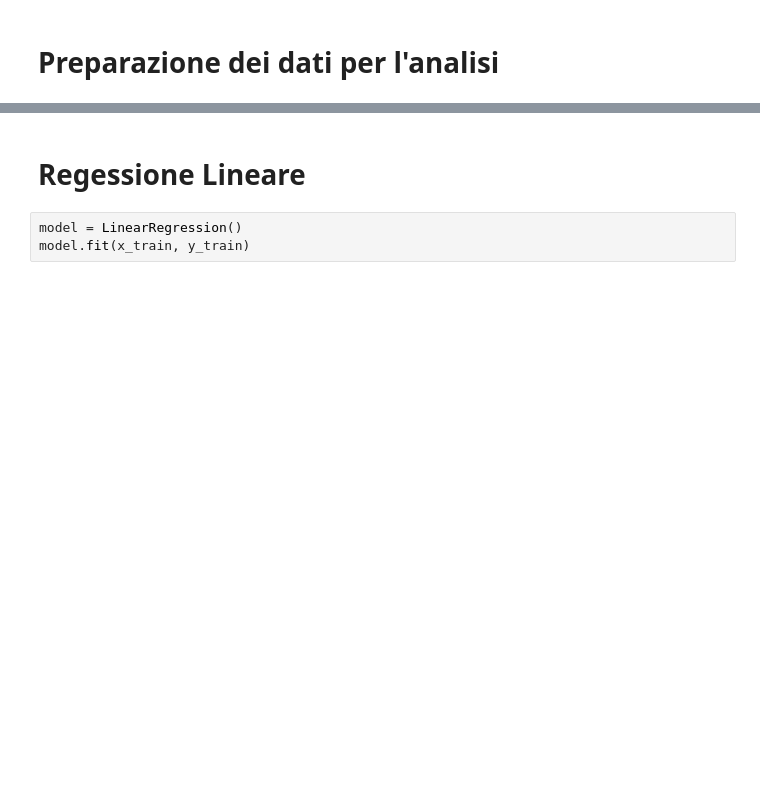
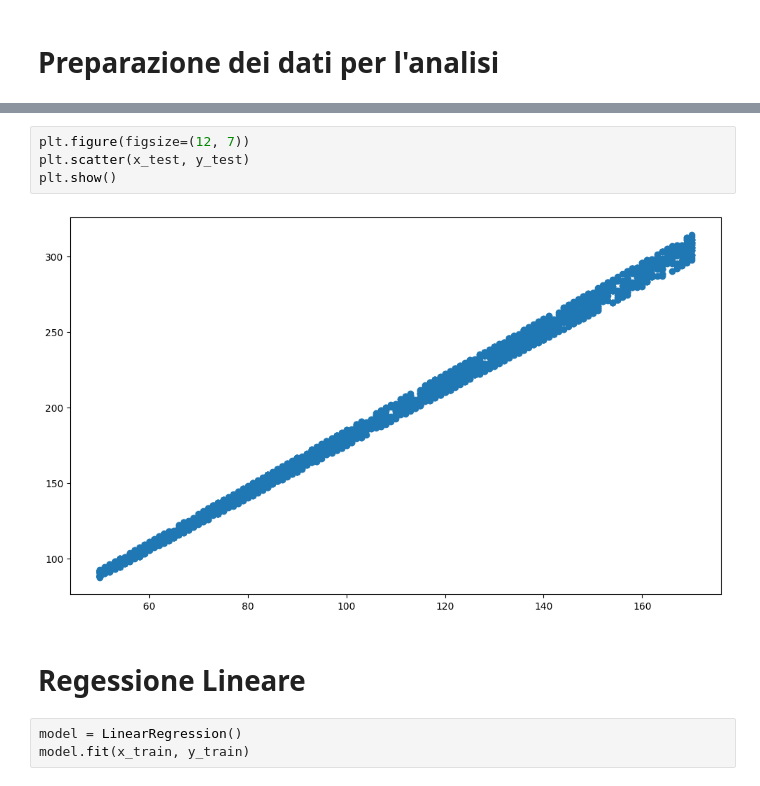
Before and after one commit to Nefaryan/Python, a Jupyter notebook: Scikit-Learn-Esercizio1.ipynb, the cells around one changed output, grey strips where cells are left out. Saved outputs shown, nothing was run; the diff lists cells and outputs as text; blank space fills up the shorter version.

```diff
--- a/Scikit-Learn-Esercizio1.ipynb
+++ b/Scikit-Learn-Esercizio1.ipynb
@@ -27,3 +33,9 @@ x_train, x_test, y_train, y_test = train_test_split(x, y, test_size=0.3, random_
+# %%
+plt.figure(figsize=(12, 7))
+plt.scatter(x_test, y_test)
+plt.show()
+# %% [output]
+[figure, added]
 # %% [markdown]
 # Regessione Lineare
 # %%
```
Also changed, not shown: parts of 8 cells of this notebook, 2 other files.
